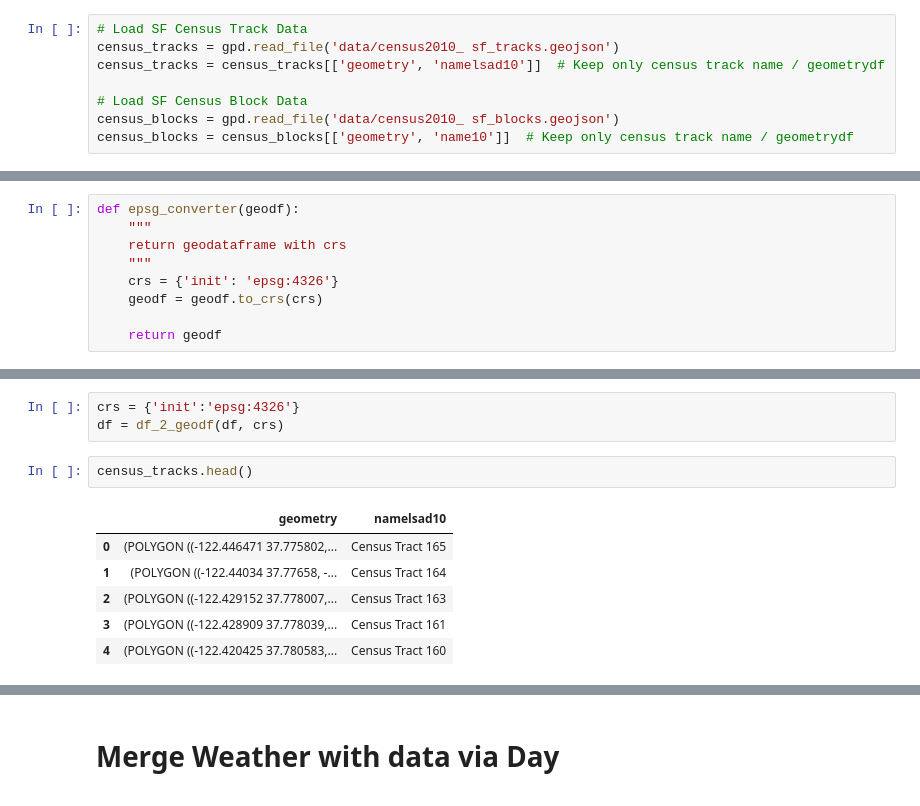
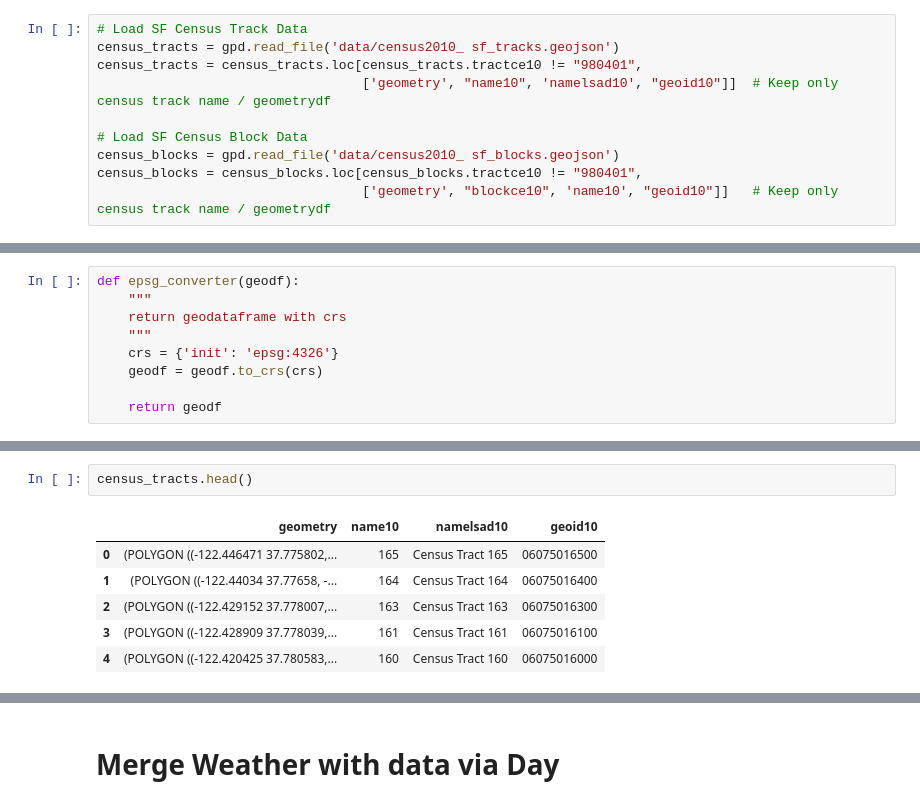
Before and after one commit to johniselin/info254_sfo_police, a Jupyter notebook: dataset_modification.ipynb, the cells around one changed output, grey strips where cells are left out. Cells and saved outputs as stored; diff of their text form.

```diff
--- a/dataset_modification.ipynb
+++ b/dataset_modification.ipynb
@@ -58,11 +96,13 @@ census_blocks.shape
 # %%
 # Load SF Census Track Data
-census_tracks = gpd.read_file('data/census2010_ sf_tracks.geojson')
-census_tracks = census_tracks[['geometry', 'namelsad10']]  # Keep only census track name / geometrydf
+census_tracts = gpd.read_file('data/census2010_ sf_tracks.geojson')
+census_tracts = census_tracts.loc[census_tracts.tractce10 != "980401",
+                                  ['geometry', "name10", 'namelsad10', "geoid10"]]  # Keep only census track name / geometrydf
 
 # Load SF Census Block Data
 census_blocks = gpd.read_file('data/census2010_ sf_blocks.geojson')
-census_blocks = census_blocks[['geometry', 'name10']]  # Keep only census track name / geometrydf
+census_blocks = census_blocks.loc[census_blocks.tractce10 != "980401",
+                                  ['geometry', "blockce10", 'name10', "geoid10"]]   # Keep only census track name / geometrydf
 # %%
 print(df.describe())
 print(df.head())
@@ -111,13 +155,10 @@ def df_2_geodf(df, crs):
-# %%
-crs = {'init':'epsg:4326'}
-df = df_2_geodf(df, crs)
 # %%
-census_tracks.head()
+census_tracts.head()
 # %% [output]
-|  | geometry | namelsad10 |
-| 0 | (POLYGON ((-122.446471 37.775802,... | Census Tract 165 |
-| 1 | (POLYGON ((-122.44034 37.77658, -... | Census Tract 164 |
-| 2 | (POLYGON ((-122.429152 37.778007,... | Census Tract 163 |
-| 3 | (POLYGON ((-122.428909 37.778039,... | Census Tract 161 |
-| 4 | (POLYGON ((-122.420425 37.780583,... | Census Tract 160 |
+|  | geometry | name10 | namelsad10 | geoid10 |
+| 0 | (POLYGON ((-122.446471 37.775802,... | 165 | Census Tract 165 | 06075016500 |
+| 1 | (POLYGON ((-122.44034 37.77658, -... | 164 | Census Tract 164 | 06075016400 |
+| 2 | (POLYGON ((-122.429152 37.778007,... | 163 | Census Tract 163 | 06075016300 |
+| 3 | (POLYGON ((-122.428909 37.778039,... | 161 | Census Tract 161 | 06075016100 |
+| 4 | (POLYGON ((-122.420425 37.780583,... | 160 | Census Tract 160 | 06075016000 |
 # %%
```
Also changed, not shown: parts of 53 cells of this notebook, 5 other files.
